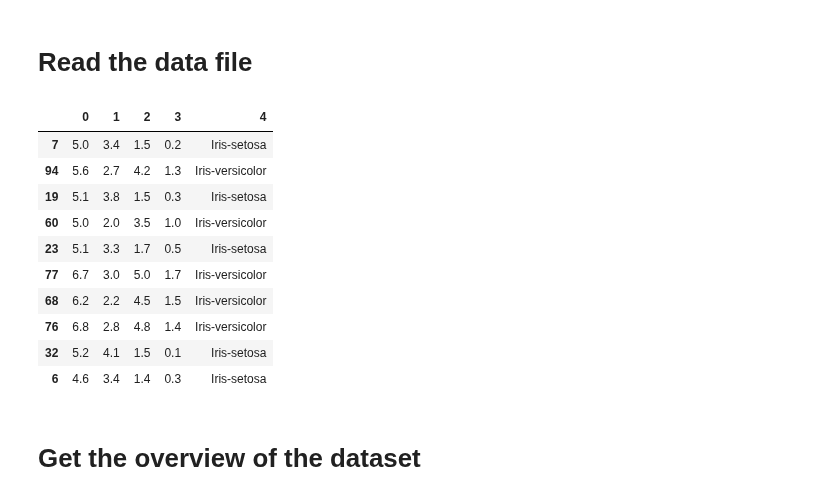
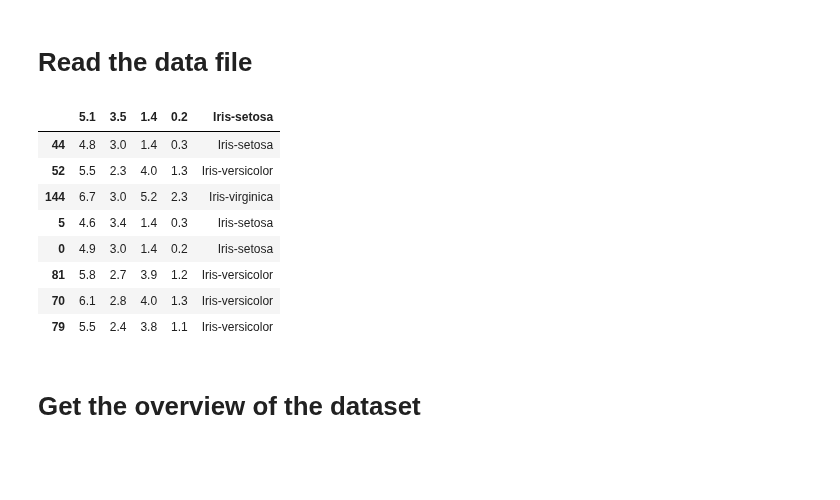
Before and after one commit to pakkapol-s/Data-Analysis-Projects, a Jupyter notebook: K-means/K-mean_iris.ipynb, the cells around one changed output. Cells and saved outputs as stored; diff of their text form; code cells hidden in the pictures; blank space fills up the shorter version.

```diff
--- a/K-means/K-mean_iris.ipynb
+++ b/K-means/K-mean_iris.ipynb
@@ -13,18 +16,3 @@ from sklearn.preprocessing import StandardScaler
 from sklearn.cluster import KMeans
 # %% [markdown]
 # Read the data file
-# %%
-df = pd.read_csv('iris.data', header=None)
-df.sample(10)
-# %% [output]
-|  | 0 | 1 | 2 | 3 | 4 |
-| 7 | 5.0 | 3.4 | 1.5 | 0.2 | Iris-setosa |
-| 94 | 5.6 | 2.7 | 4.2 | 1.3 | Iris-versicolor |
-| 19 | 5.1 | 3.8 | 1.5 | 0.3 | Iris-setosa |
-| 60 | 5.0 | 2.0 | 3.5 | 1.0 | Iris-versicolor |
-| 23 | 5.1 | 3.3 | 1.7 | 0.5 | Iris-setosa |
-| 77 | 6.7 | 3.0 | 5.0 | 1.7 | Iris-versicolor |
-| 68 | 6.2 | 2.2 | 4.5 | 1.5 | Iris-versicolor |
-| 76 | 6.8 | 2.8 | 4.8 | 1.4 | Iris-versicolor |
-| 32 | 5.2 | 4.1 | 1.5 | 0.1 | Iris-setosa |
-| 6 | 4.6 | 3.4 | 1.4 | 0.3 | Iris-setosa |
@@ -31,3 +24,17 @@ df.sample(10)
+# %%
+iris = 'iris.data'
+df = read_file(iris)
+df.sample(8)
+# %% [output]
+|  | 5.1 | 3.5 | 1.4 | 0.2 | Iris-setosa |
+| 44 | 4.8 | 3.0 | 1.4 | 0.3 | Iris-setosa |
+| 52 | 5.5 | 2.3 | 4.0 | 1.3 | Iris-versicolor |
+| 144 | 6.7 | 3.0 | 5.2 | 2.3 | Iris-virginica |
+| 5 | 4.6 | 3.4 | 1.4 | 0.3 | Iris-setosa |
+| 0 | 4.9 | 3.0 | 1.4 | 0.2 | Iris-setosa |
+| 81 | 5.8 | 2.7 | 3.9 | 1.2 | Iris-versicolor |
+| 70 | 6.1 | 2.8 | 4.0 | 1.3 | Iris-versicolor |
+| 79 | 5.5 | 2.4 | 3.8 | 1.1 | Iris-versicolor |
 # %% [markdown]
 # Get the overview of the dataset
 # %%
```
Also changed, not shown: parts of 9 cells of this notebook.
